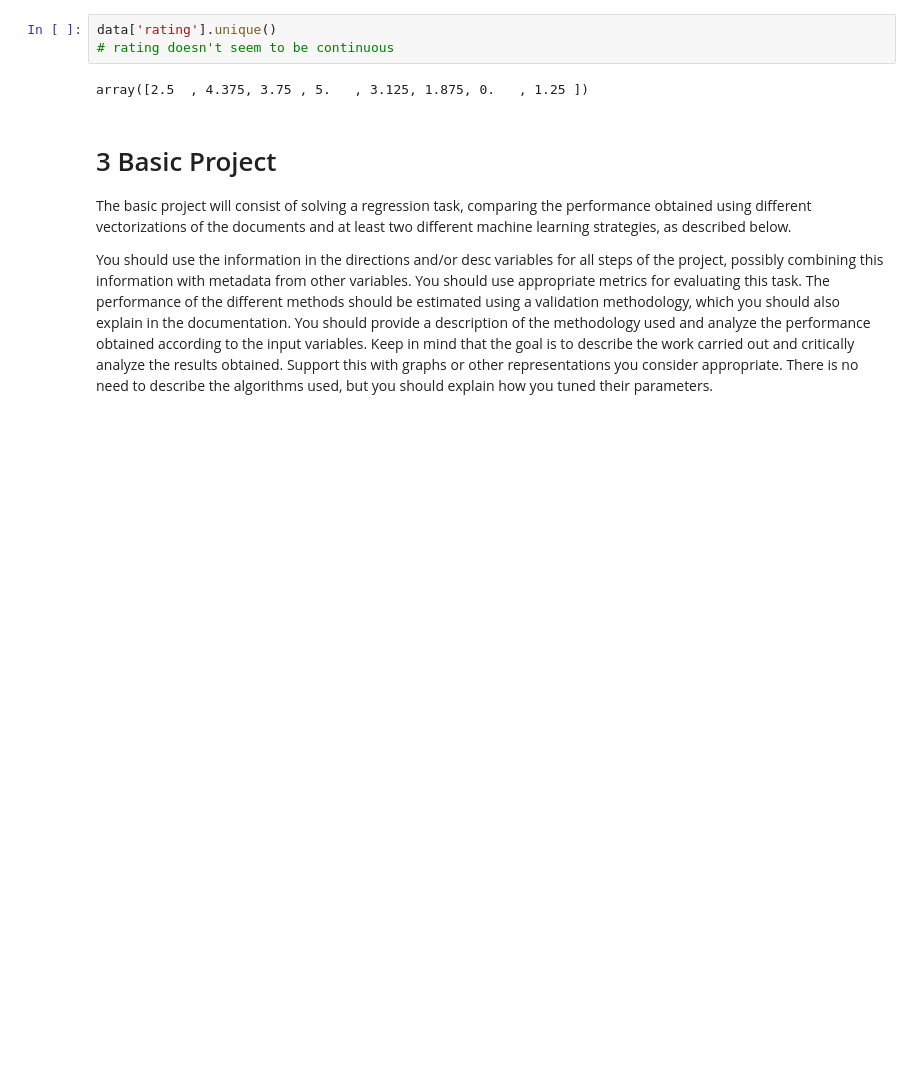
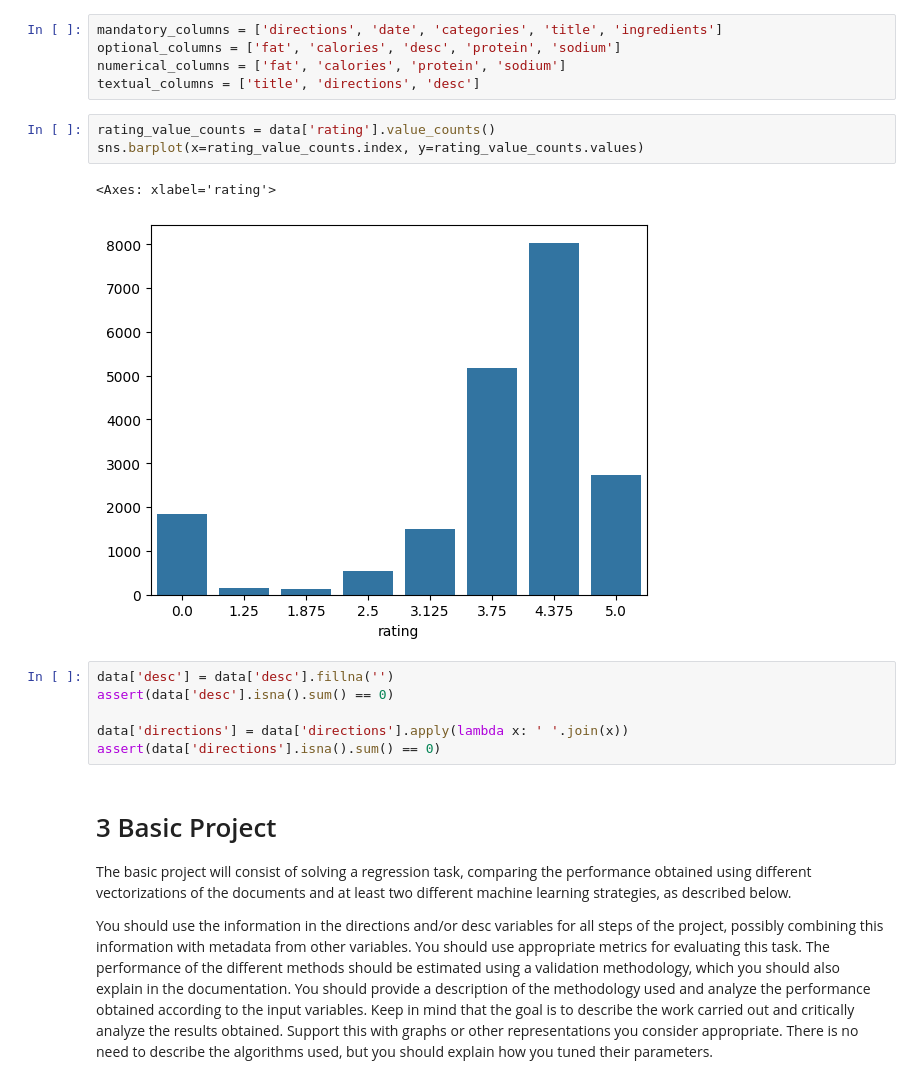
Before and after one commit to BenediktMehl/DataProcessingFinalProject, a Jupyter notebook: main.ipynb, the cells around one changed output. Saved outputs shown, nothing was run; the diff lists cells and outputs as text; blank space fills up the shorter version.

```diff
--- a/main.ipynb
+++ b/main.ipynb
@@ -40,11 +47,23 @@ data.head()
 | 2 | [In a large heavy saucepan cook d... | 7.0 | 2004-08-20 04:00:00+00:00 | [Soup/Stew, Dairy, Potato, Vegeta... | 165.0 | None | 6.0 | 3.750 | Potato and Fennel Soup Hodge | [1 fennel bulb (sometimes called ... | ... |
 | 3 | [Heat oil in heavy large skillet ... | NaN | 2009-03-27 04:00:00+00:00 | [Fish, Olive, Tomato, Sauté, Low ... | NaN | The Sicilian-style tomato sauce h... | NaN | 5.000 | Mahi-Mahi in Tomato Olive Sauce | [2 tablespoons extra-virgin olive... | ... |
 | 4 | [Preheat oven to 350°F. Lightly g... | 32.0 | 2004-08-20 04:00:00+00:00 | [Cheese, Dairy, Pasta, Vegetable,... | 547.0 | None | 20.0 | 3.125 | Spinach Noodle Casserole | [1 12-ounce package frozen spinac... | ... |
-# %%
-data['rating'].unique()
-# rating doesn't seem to be continuous
-# %% [output]
-array([2.5  , 4.375, 3.75 , 5.   , 3.125, 1.875, 0.   , 1.25 ])
+# %%
+mandatory_columns = ['directions', 'date', 'categories', 'title', 'ingredients']
+optional_columns = ['fat', 'calories', 'desc', 'protein', 'sodium']
+numerical_columns = ['fat', 'calories', 'protein', 'sodium']
+textual_columns = ['title', 'directions', 'desc']
+# %%
+rating_value_counts = data['rating'].value_counts()
+sns.barplot(x=rating_value_counts.index, y=rating_value_counts.values)
+# %% [output]
+<Axes: xlabel='rating'>
+[figure, added]
+# %%
+data['desc'] = data['desc'].fillna('')
+assert(data['desc'].isna().sum() == 0)
+
+data['directions'] = data['directions'].apply(lambda x: ' '.join(x))
+assert(data['directions'].isna().sum() == 0)
 # %% [markdown]
 # 3 Basic Project
 The basic project will consist of solving a regression task, comparing the performance obtained using different vectorizations of the documents and at least two different machine learning strategies, as described below.
```
Also changed, not shown: parts of 29 cells of this notebook, 5 other files.
